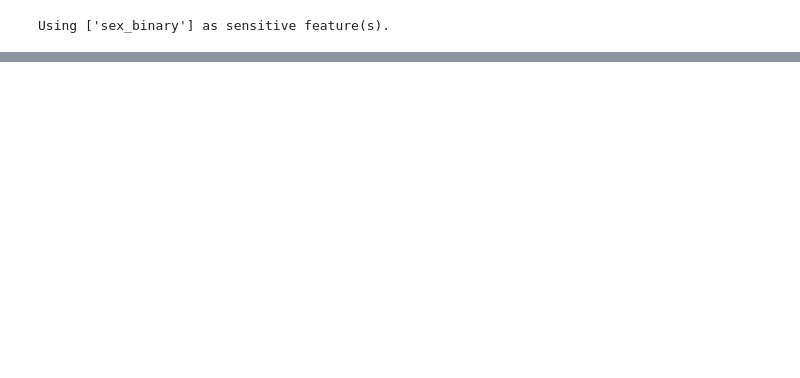
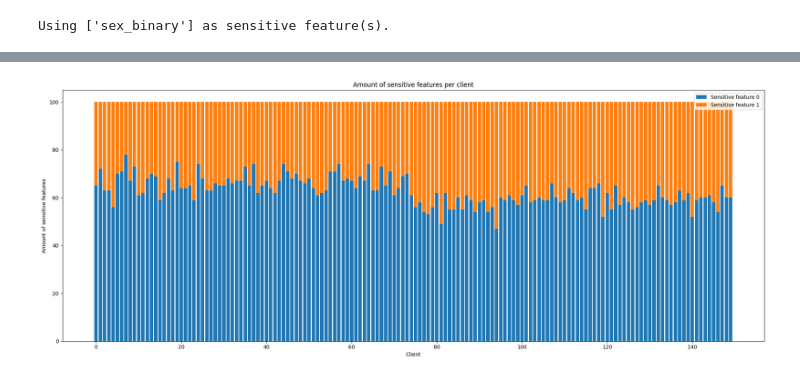
Before and after one commit to lucacorbucci/PUFFLE, a Jupyter notebook: dutch.ipynb, the cells around one changed output, grey strips where cells are left out. Cells and saved outputs as stored; diff of their text form; code cells hidden in the pictures; blank space fills up the shorter version.

```diff
--- a/dutch.ipynb
+++ b/dutch.ipynb
@@ -531,0 +560,53 @@ Using ['sex_binary'] as sensitive feature(s).
+# %%
+clients_targets = []
+clients_sensitive_values = []
+clients_target_sensitive = []
+client_dataset_size = []
+
+# transform client data so that they are compatiblw with the
+# other functions
+tmp_data = []
+for client in nodes:
+    tmp_x = []
+    tmp_y = []
+    tmp_z = []
+    for sample in client:
+        tmp_x.append(sample["x"])
+        tmp_y.append(sample["y"])
+        tmp_z.append(sample["z"])
+    tmp_data.append(
+        {"x": np.array(tmp_x), "y": np.array(tmp_y), "z": np.array(tmp_z)}
+    )
+client_data = tmp_data
+
+for client in client_data:
+    clients_targets.append(list(client["y"]))
+    clients_sensitive_values.append(list(client["z"]))
+    client_dataset_size.append(len(client["x"]))
+    tmp = []
+    for target, sensitive_value in zip(list(client["y"]), list(client["z"])):
+        tmp.append((target, sensitive_value))
+    clients_target_sensitive.append(tmp)
+
+counter_sensitive_features = [Counter(sensive_features) for sensive_features in clients_sensitive_values]
+
+counter_sensitive_features_0 = [counter[0.0] for counter in counter_sensitive_features]
+counter_sensitive_features_1 = [counter[1.0] for counter in counter_sensitive_features]
+
+ # plot a barplot of the amount of sensitive feature 0 per client and the amount
+ # of sensitive feature 1 per client in the same plot
+plt.figure(figsize=(20, 8))
+
+plt.bar(range(len(counter_sensitive_features_0)), counter_sensitive_features_0)
+
+plt.bar(range(len(counter_sensitive_features_1)), counter_sensitive_features_1, bottom=counter_sensitive_features_0)
+
+plt.xlabel("Client")
+plt.ylabel("Amount of sensitive features")
+plt.title("Amount of sensitive features per client")
+plt.legend(["Sensitive feature 0", "Sensitive feature 1"])
+# font size 20
+plt.rcParams.update({'font.size': 20})
+plt.tight_layout()
+# %% [output]
+[figure, added]
```
Also changed, not shown: parts of 23 cells of this notebook, 3 other files.
